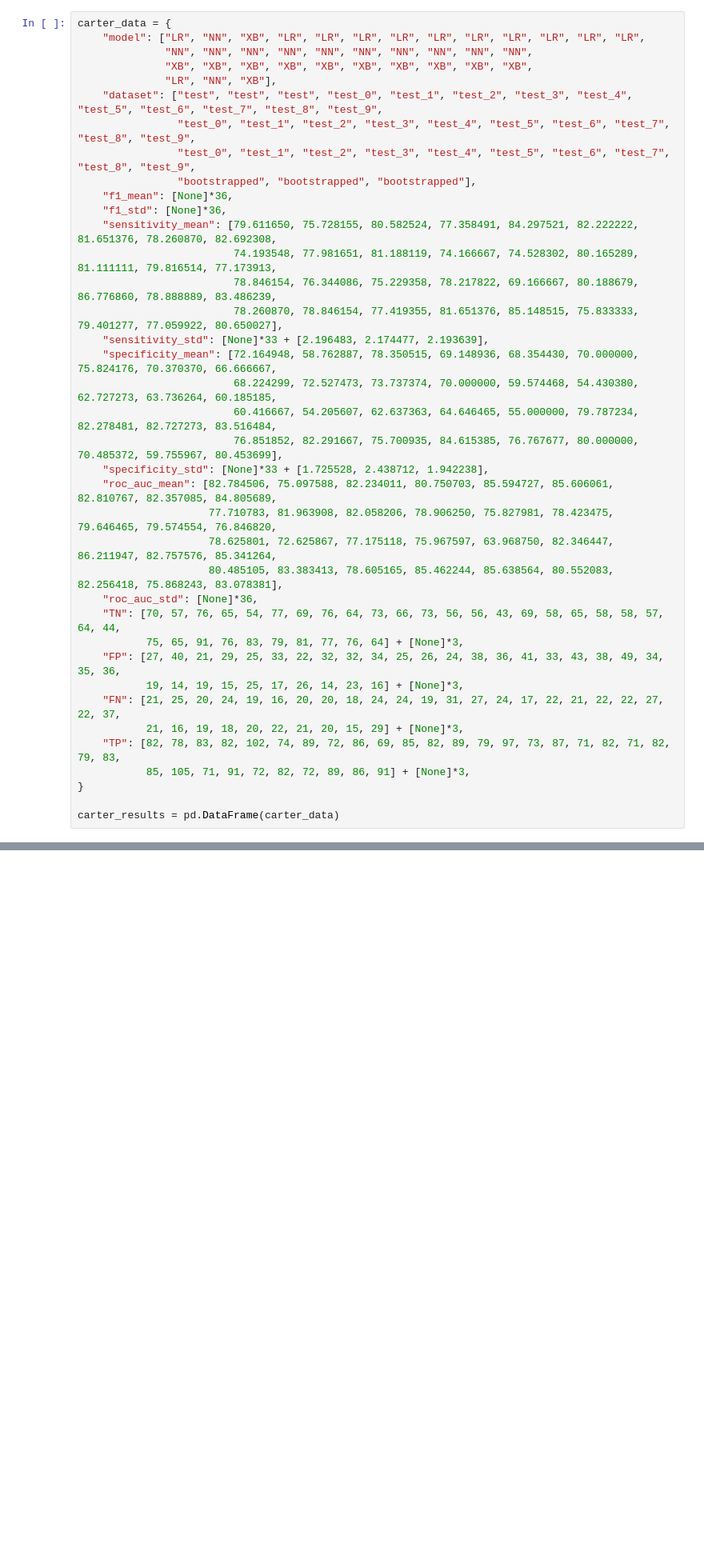
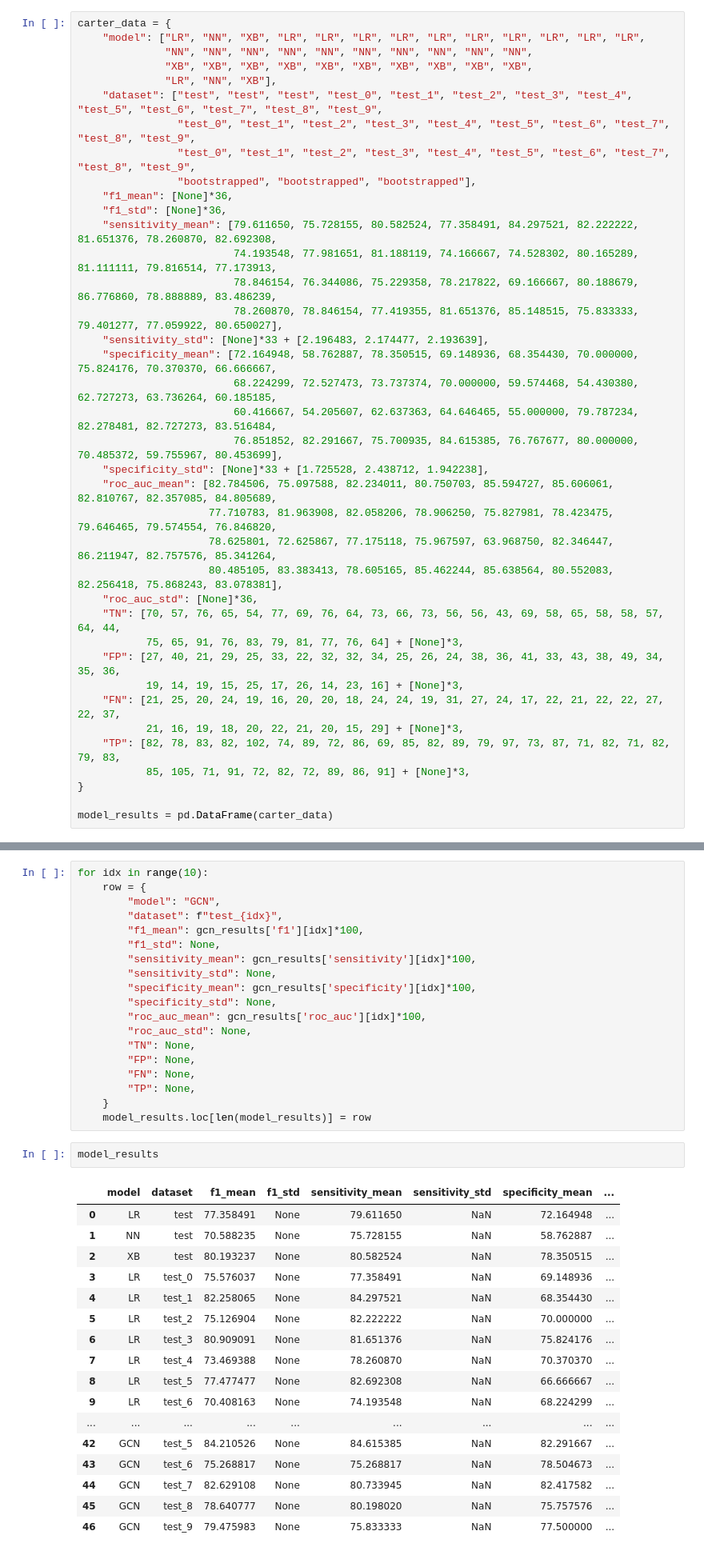
Before and after one commit to fowler-lab/tb-pnca-gnn, a Jupyter notebook: dd_pnca/bootstrapping.ipynb, the cells around one changed output, grey strips where cells are left out. Shown at 80% size. Drawn from its saved outputs; the diff is of its cells as text; blank space fills up the shorter version.

```diff
--- a/dd_pnca/bootstrapping.ipynb
+++ b/dd_pnca/bootstrapping.ipynb
@@ -272,7 +273,7 @@ carter_data = {
            85, 105, 71, 91, 72, 82, 72, 89, 86, 91] + [None]*3,
 }
 
-carter_results = pd.DataFrame(carter_data)
+model_results = pd.DataFrame(carter_data)
 # %%
 def compute_f1(tp, fp, fn):
     precision = tp / (tp + fp) if (tp + fp) else 0
@@ -432,0 +400,39 @@ carter_results
+# %%
+for idx in range(10):
+    row = {
+        "model": "GCN",
+        "dataset": f"test_{idx}",
+        "f1_mean": gcn_results['f1'][idx]*100,
+        "f1_std": None,
+        "sensitivity_mean": gcn_results['sensitivity'][idx]*100,
+        "sensitivity_std": None,
+        "specificity_mean": gcn_results['specificity'][idx]*100,
+        "specificity_std": None,
+        "roc_auc_mean": gcn_results['roc_auc'][idx]*100,
+        "roc_auc_std": None,
+        "TN": None,
+        "FP": None,
+        "FN": None,
+        "TP": None,
+    }
+    model_results.loc[len(model_results)] = row
+# %%
+model_results
+# %% [output]
+|  | model | dataset | f1_mean | f1_std | sensitivity_mean | sensitivity_std | specificity_mean | ... |
+| 0 | LR | test | 77.358491 | None | 79.611650 | NaN | 72.164948 | ... |
+| 1 | NN | test | 70.588235 | None | 75.728155 | NaN | 58.762887 | ... |
+| 2 | XB | test | 80.193237 | None | 80.582524 | NaN | 78.350515 | ... |
+| 3 | LR | test_0 | 75.576037 | None | 77.358491 | NaN | 69.148936 | ... |
+| 4 | LR | test_1 | 82.258065 | None | 84.297521 | NaN | 68.354430 | ... |
+| 5 | LR | test_2 | 75.126904 | None | 82.222222 | NaN | 70.000000 | ... |
+| 6 | LR | test_3 | 80.909091 | None | 81.651376 | NaN | 75.824176 | ... |
+| 7 | LR | test_4 | 73.469388 | None | 78.260870 | NaN | 70.370370 | ... |
+| 8 | LR | test_5 | 77.477477 | None | 82.692308 | NaN | 66.666667 | ... |
+| 9 | LR | test_6 | 70.408163 | None | 74.193548 | NaN | 68.224299 | ... |
+| ... | ... | ... | ... | ... | ... | ... | ... | ... |
+| 42 | GCN | test_5 | 84.210526 | None | 84.615385 | NaN | 82.291667 | ... |
+| 43 | GCN | test_6 | 75.268817 | None | 75.268817 | NaN | 78.504673 | ... |
+| 44 | GCN | test_7 | 82.629108 | None | 80.733945 | NaN | 82.417582 | ... |
+| 45 | GCN | test_8 | 78.640777 | None | 80.198020 | NaN | 75.757576 | ... |
+| 46 | GCN | test_9 | 79.475983 | None | 75.833333 | NaN | 77.500000 | ... |
```
Also changed, not shown: parts of 21 cells of this notebook, 9 other files.
